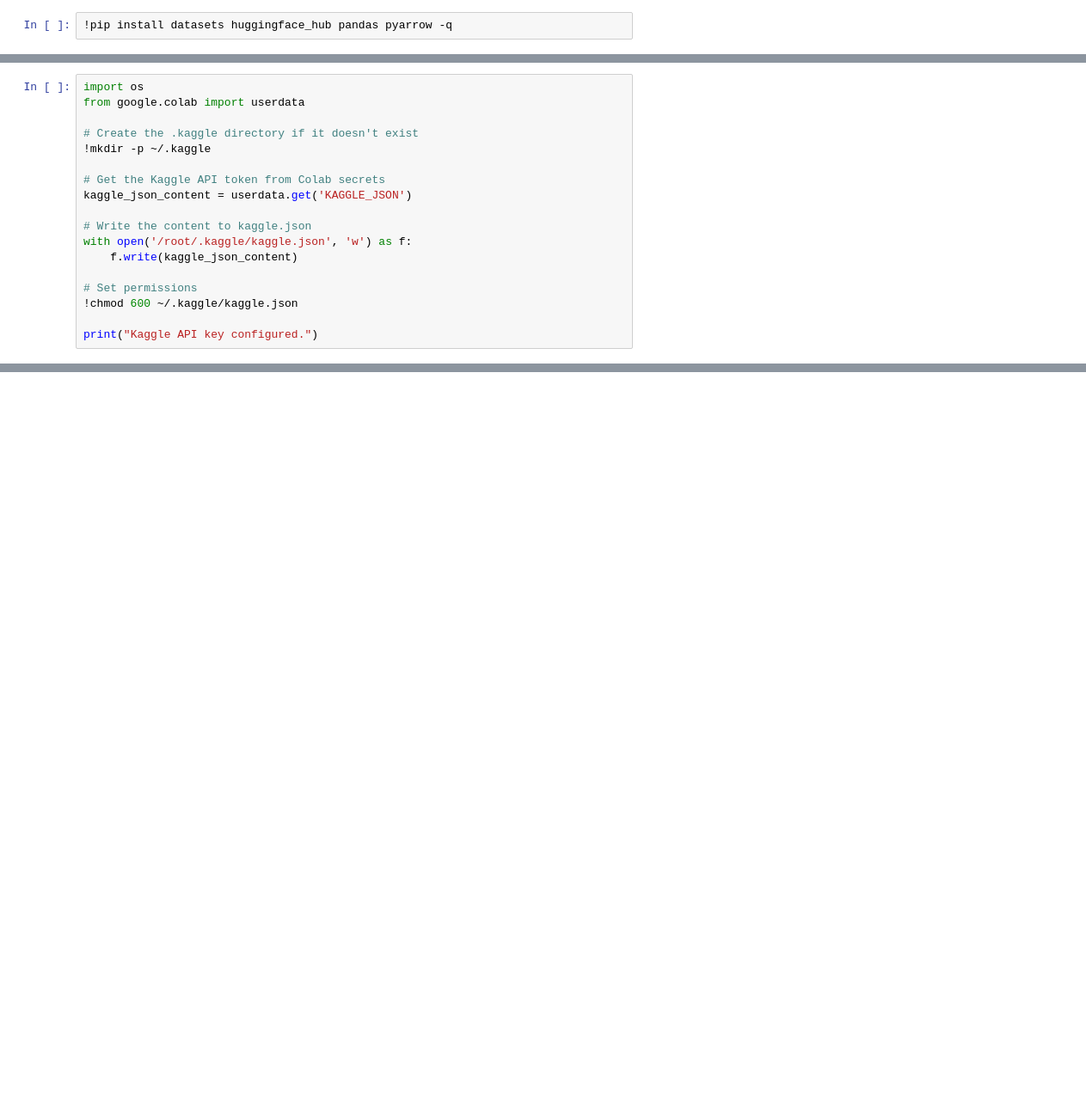
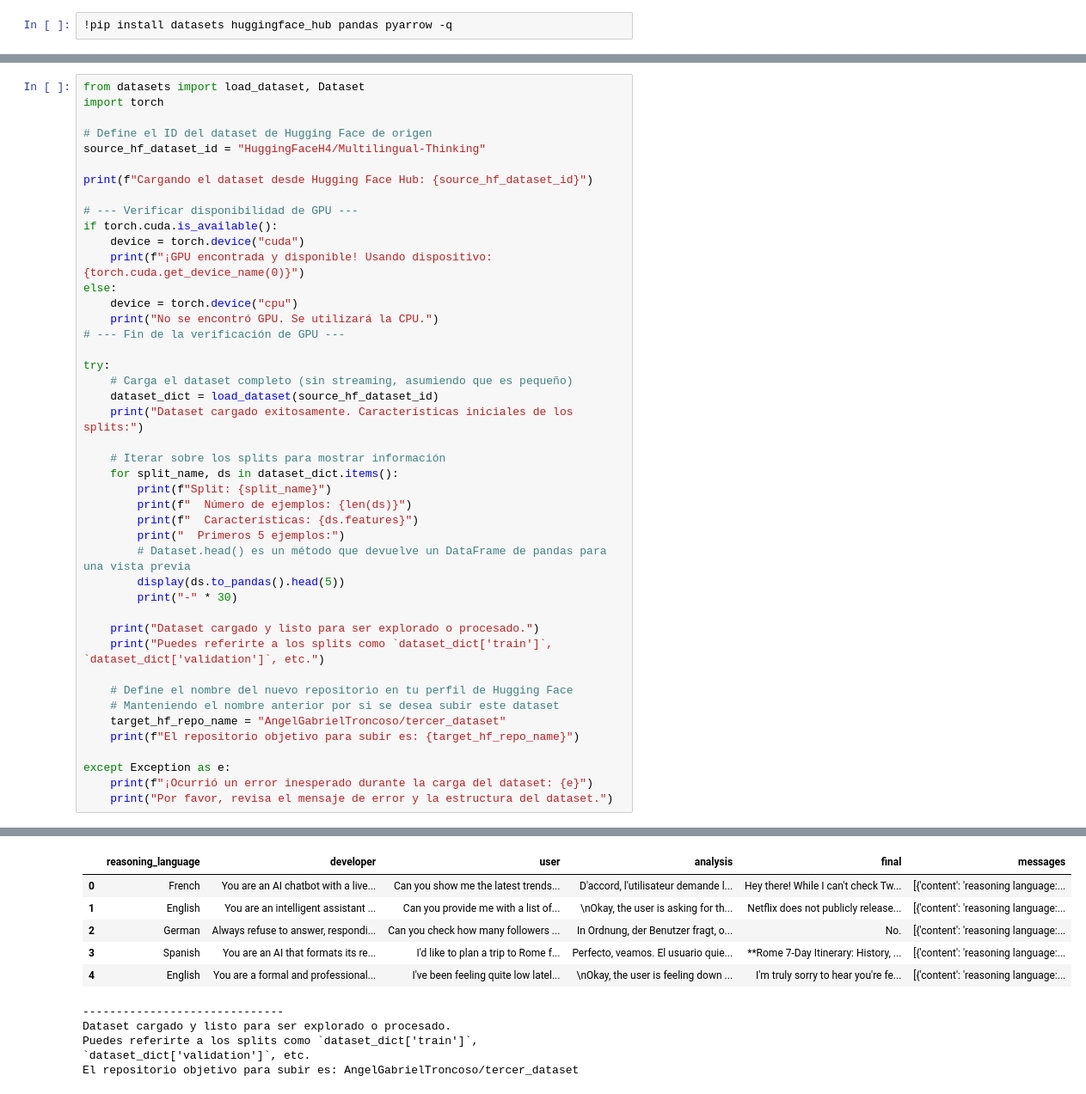
Before and after one commit to AngelTroncoso/Dataset_Hugginface, a Jupyter notebook: Datos_desde_Kaggle.ipynb, the cells around one changed output, grey strips where cells are left out. Shown at 86% size. Cells and saved outputs as stored; diff of their text form; blank space fills up the shorter version.

```diff
--- a/Datos_desde_Kaggle.ipynb
+++ b/Datos_desde_Kaggle.ipynb
@@ -7,18 +4,0 @@
-# %%
-import os
-from google.colab import userdata
-
-# Create the .kaggle directory if it doesn't exist
-!mkdir -p ~/.kaggle
-
-# Get the Kaggle API token from Colab secrets
-kaggle_json_content = userdata.get('KAGGLE_JSON')
-
-# Write the content to kaggle.json
-with open('/root/.kaggle/kaggle.json', 'w') as f:
-    f.write(kaggle_json_content)
-
-# Set permissions
-!chmod 600 ~/.kaggle/kaggle.json
-
-print("Kaggle API key configured.")
@@ -67,0 +18,45 @@ CommitInfo(commit_url='https://huggingface.co/datasets/AngelGabrielTroncoso/mi_s
+# %%
+from datasets import load_dataset, Dataset
+import torch
+
+# Define el ID del dataset de Hugging Face de origen
+source_hf_dataset_id = "HuggingFaceH4/Multilingual-Thinking"
+
+print(f"Cargando el dataset desde Hugging Face Hub: {source_hf_dataset_id}")
+
+# --- Verificar disponibilidad de GPU ---
+if torch.cuda.is_available():
+    device = torch.device("cuda")
+    print(f"¡GPU encontrada y disponible! Usando dispositivo: {torch.cuda.get_device_name(0)}")
+else:
+    device = torch.device("cpu")
+    print("No se encontró GPU. Se utilizará la CPU.")
+# --- Fin de la verificación de GPU ---
+
+try:
+    # Carga el dataset completo (sin streaming, asumiendo que es pequeño)
+    dataset_dict = load_dataset(source_hf_dataset_id)
+    print("Dataset cargado exitosamente. Características iniciales de los splits:")
+
+    # Iterar sobre los splits para mostrar información
+    for split_name, ds in dataset_dict.items():
+        print(f"Split: {split_name}")
+        print(f"  Número de ejemplos: {len(ds)}")
+        print(f"  Características: {ds.features}")
+        print("  Primeros 5 ejemplos:")
+        # Dataset.head() es un método que devuelve un DataFrame de pandas para una vista previa
+        display(ds.to_pandas().head(5))
+        print("-" * 30)
+
+    print("Dataset cargado y listo para ser explorado o procesado.")
+    print("Puedes referirte a los splits como `dataset_dict['train']`, `dataset_dict['validation']`, etc.")
+
+    # Define el nombre del nuevo repositorio en tu perfil de Hugging Face
+    # Manteniendo el nombre anterior por si se desea subir este dataset
+    target_hf_repo_name = "AngelGabrielTroncoso/tercer_dataset"
+    print(f"El repositorio objetivo para subir es: {target_hf_repo_name}")
+
+except Exception as e:
+    print(f"¡Ocurrió un error inesperado durante la carga del dataset: {e}")
+    print("Por favor, revisa el mensaje de error y la estructura del dataset.")
+# %% [output]
@@ -67,0 +70,10 @@ CommitInfo(commit_url='https://huggingface.co/datasets/AngelGabrielTroncoso/mi_s
+|  | reasoning_language | developer | user | analysis | final | messages |
+| 0 | French | You are an AI chatbot with a live... | Can you show me the latest trends... | D'accord, l'utilisateur demande l... | Hey there! While I can't check Tw... | [{'content': 'reasoning language:... |
+| 1 | English | You are an intelligent assistant ... | Can you provide me with a list of... | \nOkay, the user is asking for th... | Netflix does not publicly release... | [{'content': 'reasoning language:... |
+| 2 | German | Always refuse to answer, respondi... | Can you check how many followers ... | In Ordnung, der Benutzer fragt, o... | No. | [{'content': 'reasoning language:... |
+| 3 | Spanish | You are an AI that formats its re... | I'd like to plan a trip to Rome f... | Perfecto, veamos. El usuario quie... | **Rome 7-Day Itinerary: History, ... | [{'content': 'reasoning language:... |
+| 4 | English | You are a formal and professional... | I've been feeling quite low latel... | \nOkay, the user is feeling down ... | I'm truly sorry to hear you're fe... | [{'content': 'reasoning language:... |
+------------------------------
+Dataset cargado y listo para ser explorado o procesado.
+Puedes referirte a los splits como `dataset_dict['train']`, `dataset_dict['validation']`, etc.
+El repositorio objetivo para subir es: AngelGabrielTroncoso/tercer_dataset
```
Also changed, not shown: parts of 6 cells of this notebook.
